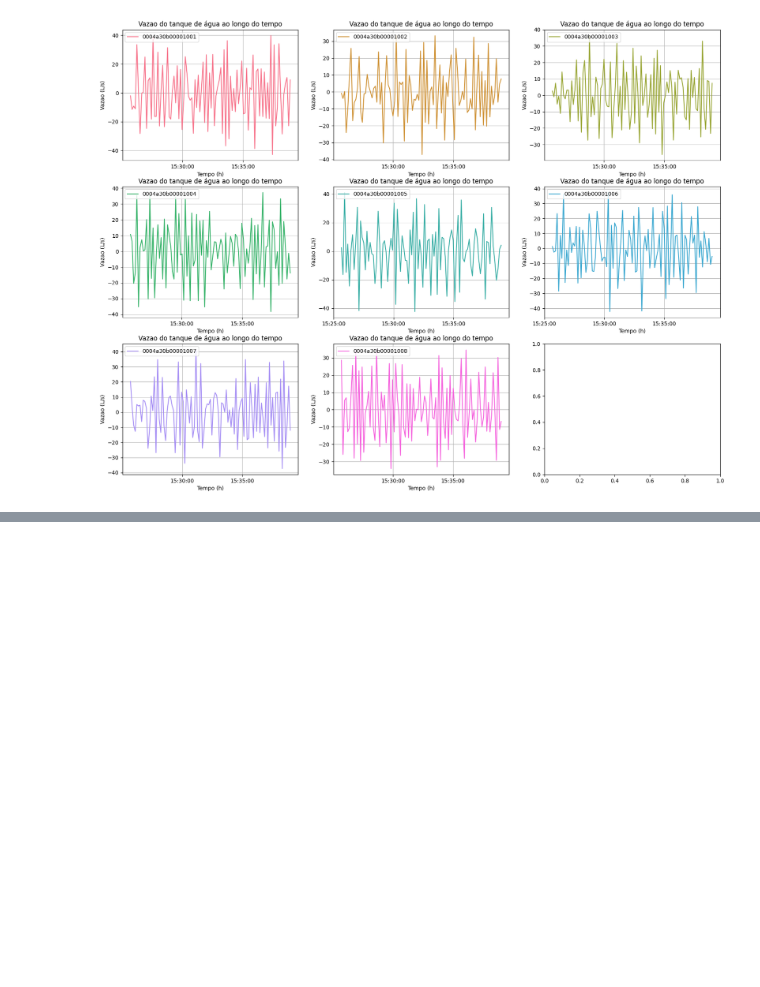
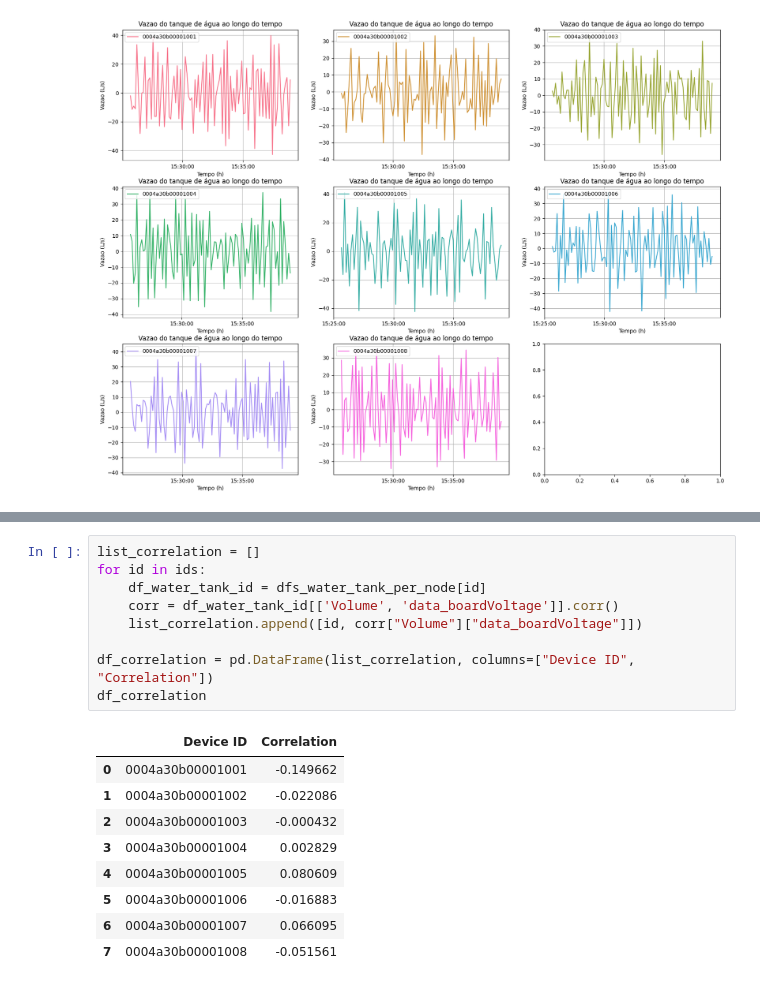
Before and after one commit to LCStuber/SmartCampusGMSDataAnalysis, a Jupyter notebook: watertank_level.ipynb, the cells around one changed output, grey strips where cells are left out. Saved outputs shown, nothing was run; the diff lists cells and outputs as text; blank space fills up the shorter version.

Commit message:
add correlations statistics

```diff
--- a/watertank_level.ipynb
+++ b/watertank_level.ipynb
@@ -128,0 +141,19 @@ plt.show()
+# %%
+list_correlation = []
+for id in ids:
+    df_water_tank_id = dfs_water_tank_per_node[id]
+    corr = df_water_tank_id[['Volume', 'data_boardVoltage']].corr()
+    list_correlation.append([id, corr["Volume"]["data_boardVoltage"]])
+
+df_correlation = pd.DataFrame(list_correlation, columns=["Device ID", "Correlation"])
+df_correlation
+# %% [output]
+|  | Device ID | Correlation |
+| 0 | 0004a30b00001001 | -0.149662 |
+| 1 | 0004a30b00001002 | -0.022086 |
+| 2 | 0004a30b00001003 | -0.000432 |
+| 3 | 0004a30b00001004 | 0.002829 |
+| 4 | 0004a30b00001005 | 0.080609 |
+| 5 | 0004a30b00001006 | -0.016883 |
+| 6 | 0004a30b00001007 | 0.066095 |
+| 7 | 0004a30b00001008 | -0.051561 |
```
Also changed, not shown: parts of 3 cells of this notebook, 1 other file.
